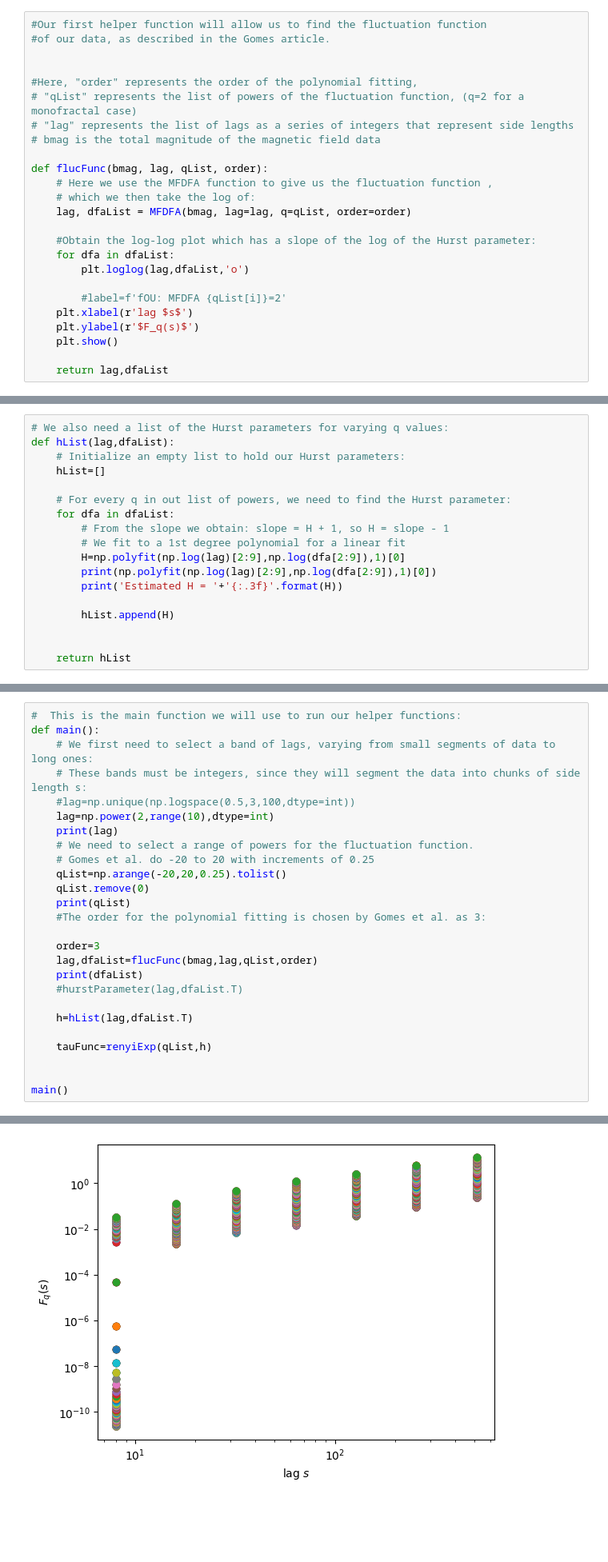
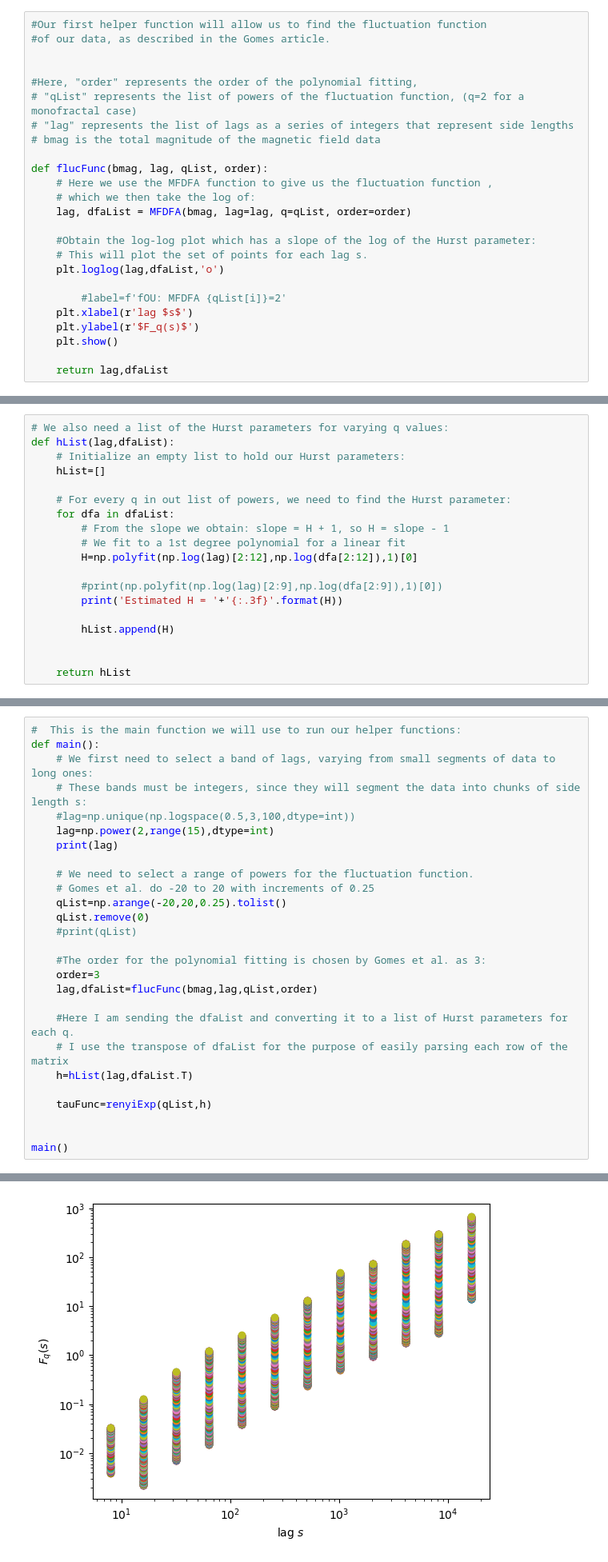
Before and after one commit to sfcoscia/Solar_Wind_MFDFA, a Jupyter notebook: MFDFA_MMS1.ipynb, the cells around one changed output, grey strips where cells are left out. Shown at 80% size. Drawn from its saved outputs; the diff is of its cells as text; blank space fills up the shorter version.

```diff
--- a/MFDFA_MMS1.ipynb
+++ b/MFDFA_MMS1.ipynb
@@ -80,8 +80,8 @@ def flucFunc(bmag, lag, qList, order):
     lag, dfaList = MFDFA(bmag, lag=lag, q=qList, order=order)
 
     #Obtain the log-log plot which has a slope of the log of the Hurst parameter:
-    for dfa in dfaList:
-        plt.loglog(lag,dfaList,'o')
+    # This will plot the set of points for each lag s.
+    plt.loglog(lag,dfaList,'o')
 
         #label=f'fOU: MFDFA {qList[i]}=2'
     plt.xlabel(r'lag $s$')
@@ -103,8 +103,9 @@ def hList(lag,dfaList):
     for dfa in dfaList:
         # From the slope we obtain: slope = H + 1, so H = slope - 1
         # We fit to a 1st degree polynomial for a linear fit
-        H=np.polyfit(np.log(lag)[2:9],np.log(dfa[2:9]),1)[0]
-        print(np.polyfit(np.log(lag)[2:9],np.log(dfa[2:9]),1)[0])
+        H=np.polyfit(np.log(lag)[2:12],np.log(dfa[2:12]),1)[0]
+
+        #print(np.polyfit(np.log(lag)[2:9],np.log(dfa[2:9]),1)[0])
         print('Estimated H = '+'{:.3f}'.format(H))
 
         hList.append(H)
@@ -143,20 +144,21 @@ def main():
     # We first need to select a band of lags, varying from small segments of data to long ones:
     # These bands must be integers, since they will segment the data into chunks of side length s:
     #lag=np.unique(np.logspace(0.5,3,100,dtype=int))
-    lag=np.power(2,range(10),dtype=int)
+    lag=np.power(2,range(15),dtype=int)
     print(lag)
+
     # We need to select a range of powers for the fluctuation function.
     # Gomes et al. do -20 to 20 with increments of 0.25
     qList=np.arange(-20,20,0.25).tolist()
     qList.remove(0)
-    print(qList)
+    #print(qList)
+
     #The order for the polynomial fitting is chosen by Gomes et al. as 3:
-
     order=3
     lag,dfaList=flucFunc(bmag,lag,qList,order)
-    print(dfaList)
-    #hurstParameter(lag,dfaList.T)
 
+    #Here I am sending the dfaList and converting it to a list of Hurst parameters for each q.
+    # I use the transpose of dfaList for the purpose of easily parsing each row of the matrix
     h=hList(lag,dfaList.T)
 
     tauFunc=renyiExp(qList,h)
@@ -169 +171 @@ main()
-[figure, old version]
+[figure, new version]
```
Also changed, not shown: parts of 2 cells of this notebook.
